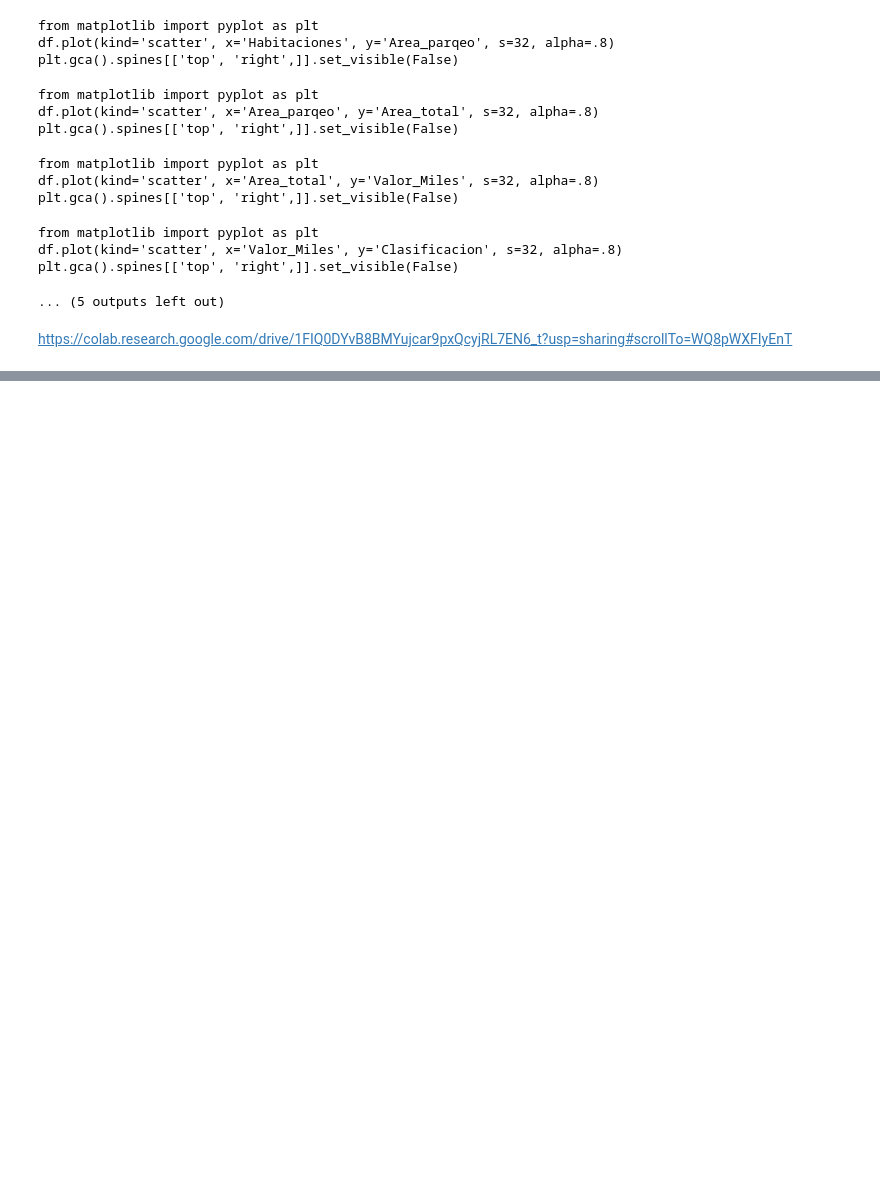
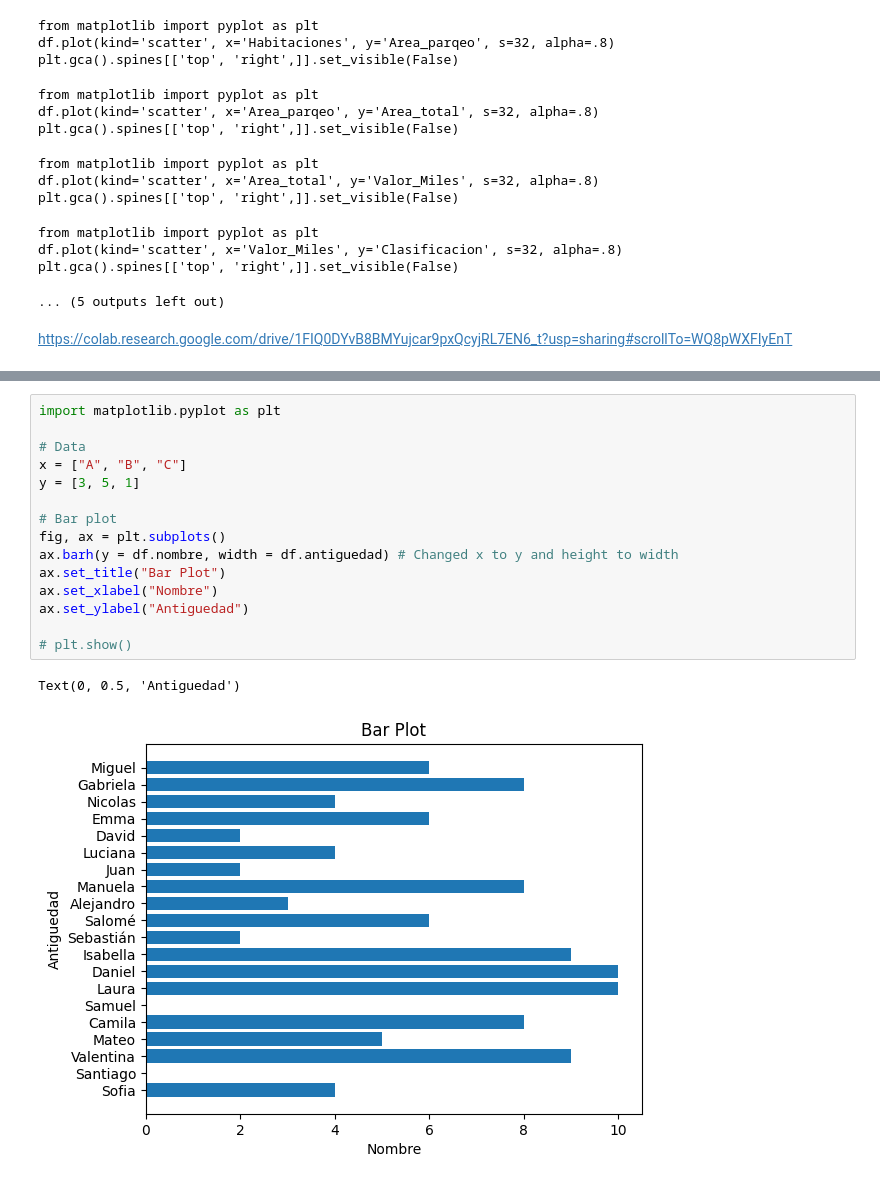
Before and after one commit to osanchez694/Curso-Inteligencia-Artificial, a Jupyter notebook: EDA_Apuntes_de_Clase.ipynb, the cells around one changed output, grey strips where cells are left out. Drawn from its saved outputs; the diff is of its cells as text; blank space fills up the shorter version.

```diff
--- a/EDA_Apuntes_de_Clase.ipynb
+++ b/EDA_Apuntes_de_Clase.ipynb
@@ -139,0 +497,18 @@ df.head()
+# %%
+import matplotlib.pyplot as plt
+
+# Data
+x = ["A", "B", "C"]
+y = [3, 5, 1]
+
+# Bar plot
+fig, ax = plt.subplots()
+ax.barh(y = df.nombre, width = df.antiguedad) # Changed x to y and height to width
+ax.set_title("Bar Plot")
+ax.set_xlabel("Nombre")
+ax.set_ylabel("Antiguedad")
+
+# plt.show()
+# %% [output]
+Text(0, 0.5, 'Antiguedad')
+[figure, added]
```
Also changed, not shown: parts of 40 cells of this notebook.
